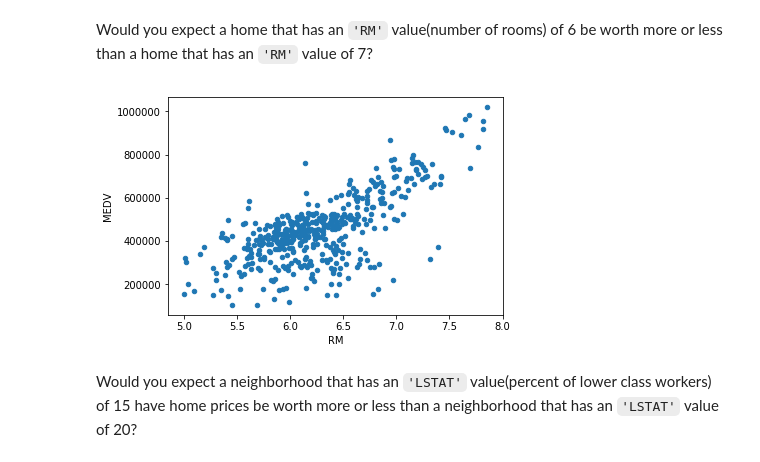
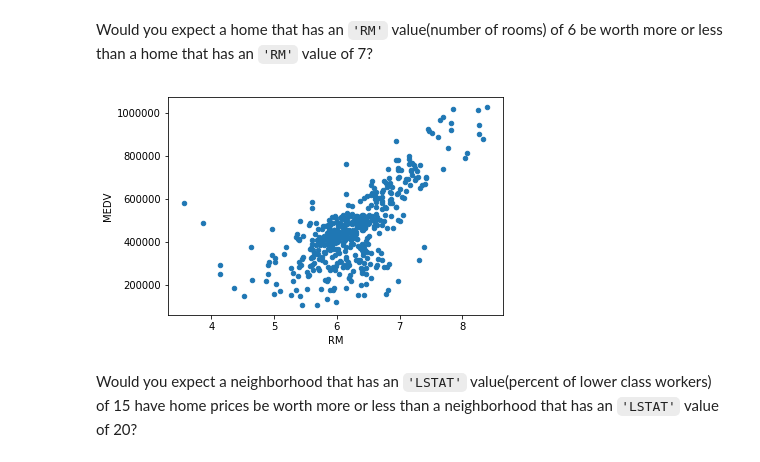
Before and after one commit to suviano/BostonHousing, a Jupyter notebook: boston_housing.ipynb, the cells around one changed output. Drawn from its saved outputs; the diff is of its cells as text; code cells hidden in the pictures.

```diff
--- a/boston_housing.ipynb
+++ b/boston_housing.ipynb
@@ -116,10 +116,10 @@ As a reminder, we are using three features from the Boston housing dataset: `'RM
 # %% [markdown]
 Would you expect a home that has an `'RM'` value(number of rooms) of 6 be worth more or less than a home that has an `'RM'` value of 7?
 # %%
-data_rm_range = data[(data['RM'] >= 5) & (data['RM'] <= 8)]
+data_rm_range = data[(data['RM'] >= 3) & (data['RM'] <= 10)]
 data_rm_range.plot(x='RM', y='MEDV', kind='scatter');
 # %% [output]
-[figure, old version]
+[figure, new version]
 # %% [markdown]
 Would you expect a neighborhood that has an `'LSTAT'` value(percent of lower class workers) of 15 have home prices be worth more or less than a neighborhood that has an `'LSTAT'` value of 20?
 # %%
```
Also changed, not shown: parts of 7 cells of this notebook.
